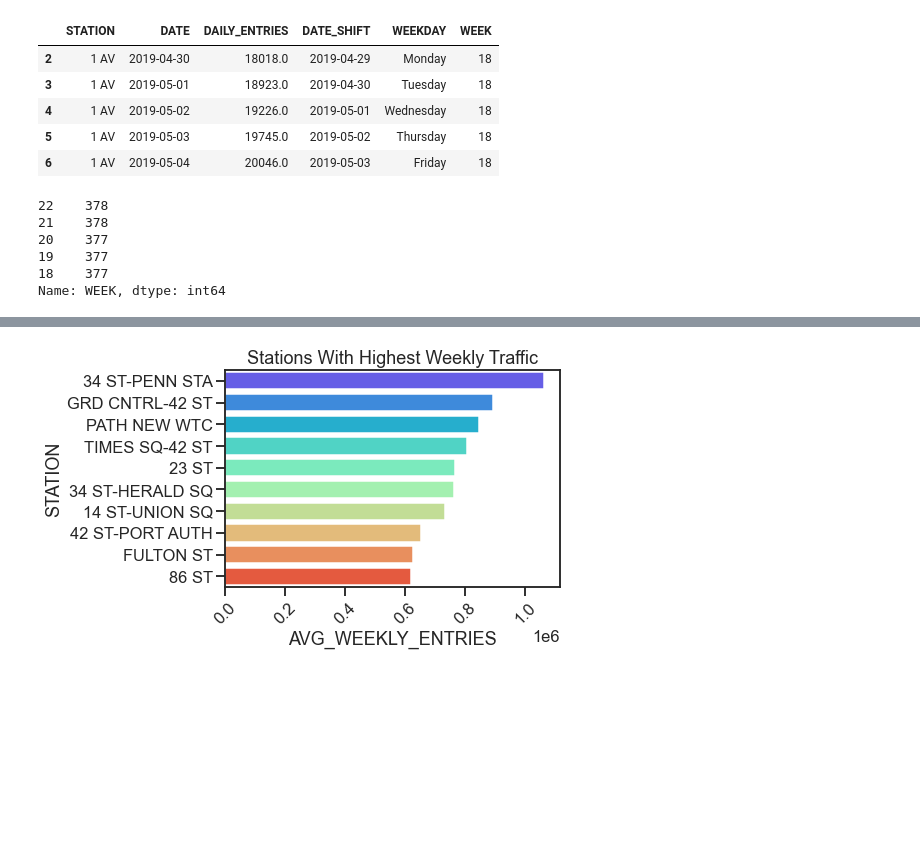
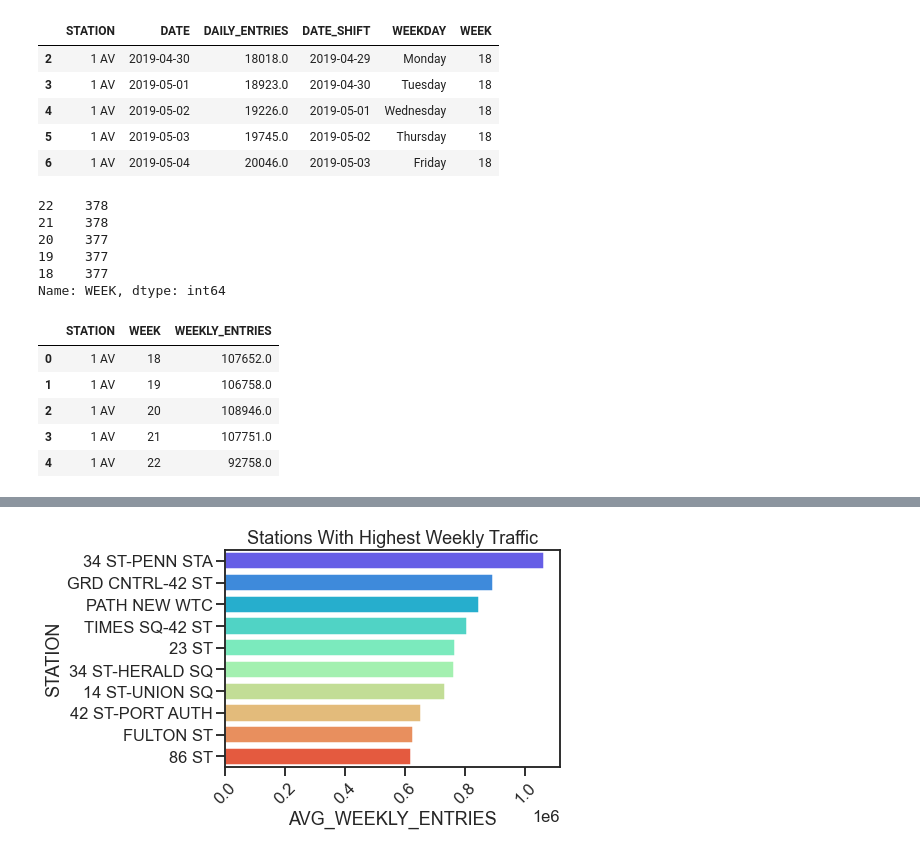
Before and after one commit to jlmartin100/Metis_Projects, a Jupyter notebook: Project_1/Project_1_Final_JLM.ipynb, the cells around one changed output, grey strips where cells are left out. Cells and saved outputs as stored; diff of their text form; code cells hidden in the pictures; blank space fills up the shorter version.

```diff
--- a/Project_1/Project_1_Final_JLM.ipynb
+++ b/Project_1/Project_1_Final_JLM.ipynb
@@ -321,13 +331,21 @@ df_sta_combo_5wks.head()
 | 5 | 1 AV | 2019-05-03 | 19745.0 | 2019-05-02 | Thursday | 18 |
 | 6 | 1 AV | 2019-05-04 | 20046.0 | 2019-05-03 | Friday | 18 |
 # %%
-df_week_total = df_sta_combo_5wks.groupby(['STATION', 'WEEK']).agg('sum').reset_index()
-df_week_total.WEEK.value_counts()
+df_week_total = df_sta_combo_5wks.groupby(['STATION', 'WEEK']).agg('sum').reset_index()\
+.rename(columns = {'DAILY_ENTRIES': 'WEEKLY_ENTRIES'})
+print(df_week_total.WEEK.value_counts())
+df_week_total.head()
 # %% [output]
 22    378
 21    378
 20    377
 19    377
 18    377
 Name: WEEK, dtype: int64
+|  | STATION | WEEK | WEEKLY_ENTRIES |
+| 0 | 1 AV | 18 | 107652.0 |
+| 1 | 1 AV | 19 | 106758.0 |
+| 2 | 1 AV | 20 | 108946.0 |
+| 3 | 1 AV | 21 | 107751.0 |
+| 4 | 1 AV | 22 | 92758.0 |
 # %%
```
Also changed, not shown: parts of 17 cells of this notebook.
